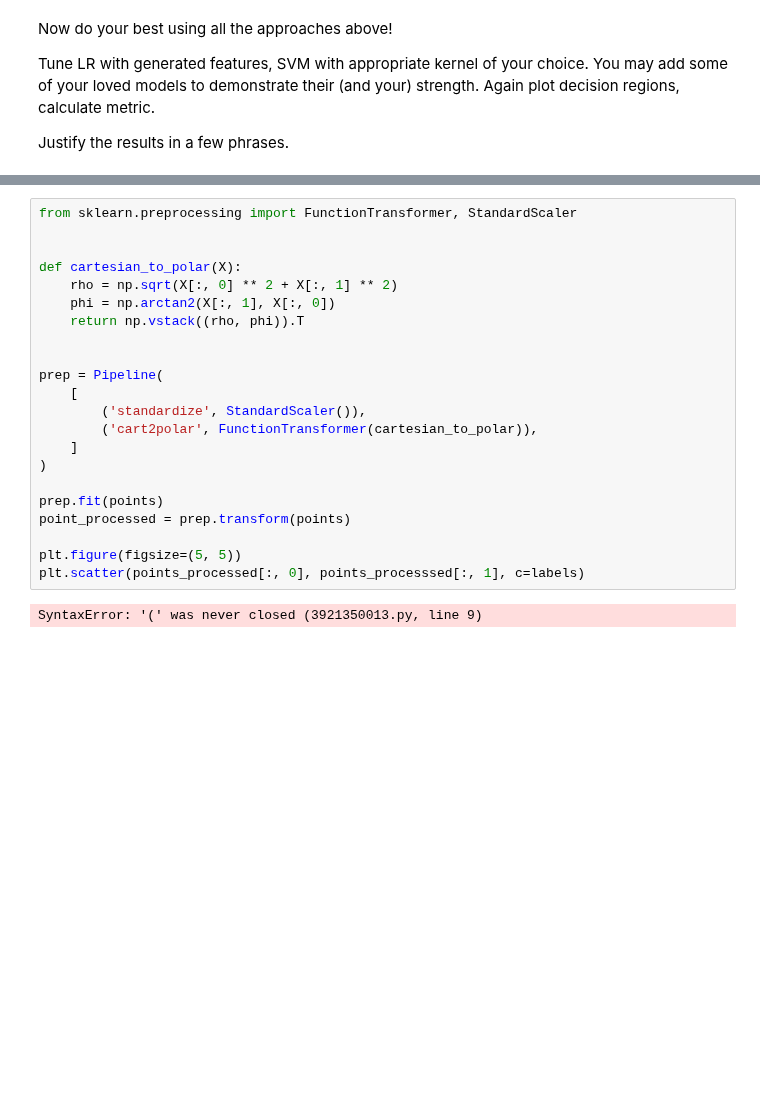
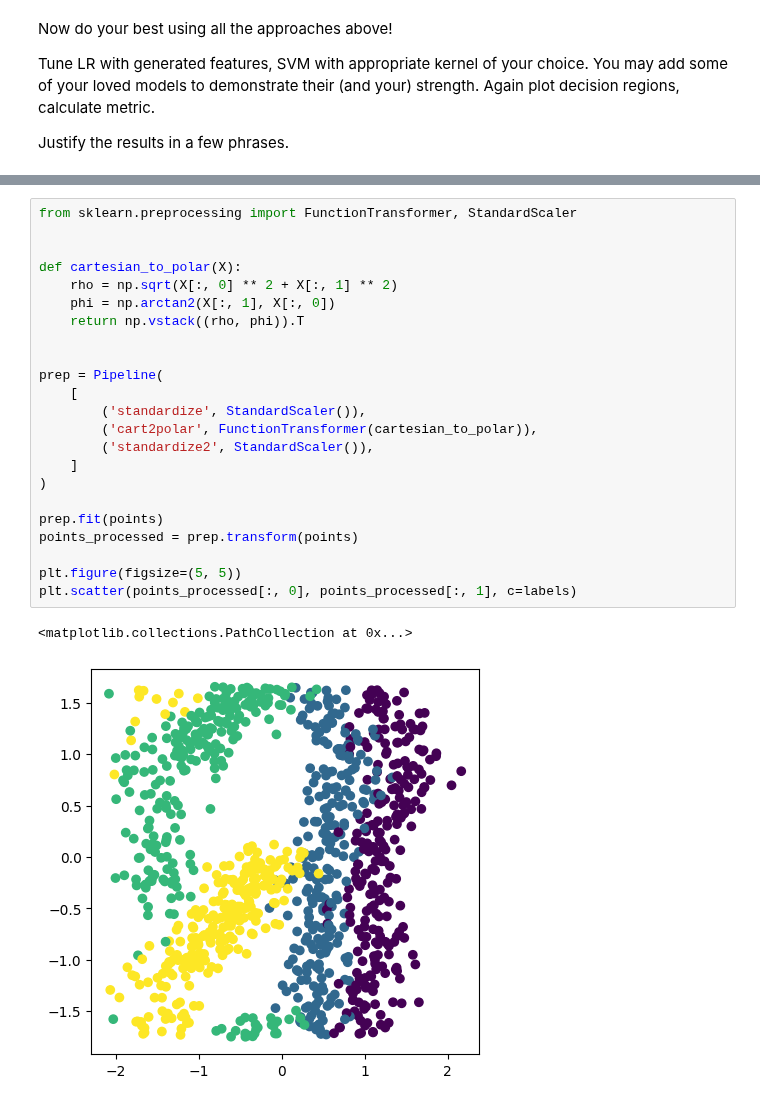
Before and after one commit to pavelkurach/msai-ml, a Jupyter notebook: lab01_ml_pipeline/Lab1_part3_SVM.ipynb, the cells around one changed output, grey strips where cells are left out. Drawn from its saved outputs; the diff is of its cells as text; blank space fills up the shorter version.

```diff
--- a/lab01_ml_pipeline/Lab1_part3_SVM.ipynb
+++ b/lab01_ml_pipeline/Lab1_part3_SVM.ipynb
@@ -172,24 +190,26 @@ Justify the results in a few phrases.
 # %%
 from sklearn.preprocessing import FunctionTransformer, StandardScaler
 
 
 def cartesian_to_polar(X):
     rho = np.sqrt(X[:, 0] ** 2 + X[:, 1] ** 2)
     phi = np.arctan2(X[:, 1], X[:, 0])
     return np.vstack((rho, phi)).T
 
 
 prep = Pipeline(
     [
         ('standardize', StandardScaler()),
         ('cart2polar', FunctionTransformer(cartesian_to_polar)),
+        ('standardize2', StandardScaler()),
     ]
 )
 
 prep.fit(points)
-point_processed = prep.transform(points)
+points_processed = prep.transform(points)
 
 plt.figure(figsize=(5, 5))
-plt.scatter(points_processed[:, 0], points_processsed[:, 1], c=labels)
+plt.scatter(points_processed[:, 0], points_processed[:, 1], c=labels)
 # %% [output]
-SyntaxError: '(' was never closed (3921350013.py, line 9)
+<matplotlib.collections.PathCollection at 0x...>
+[figure, added]
```
Also changed, not shown: parts of 6 cells of this notebook.
